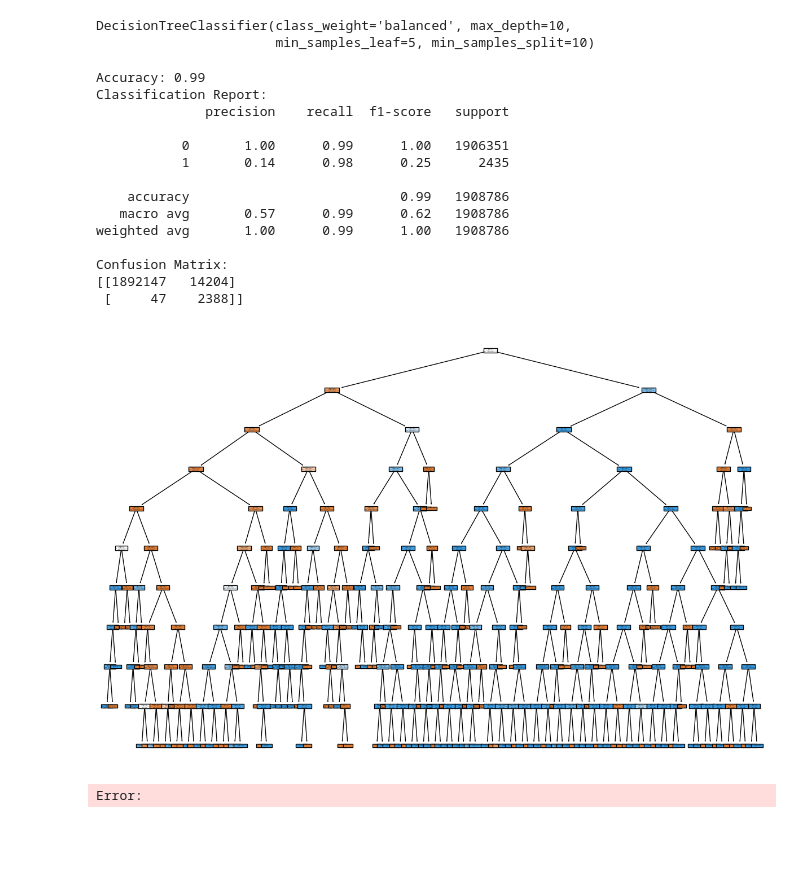
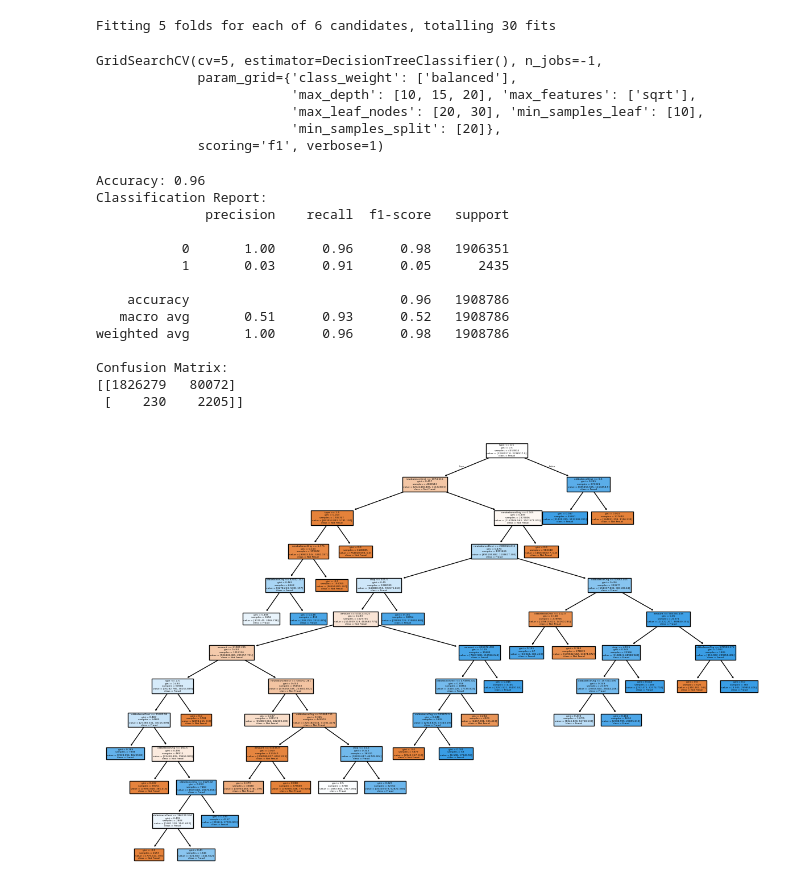
Before and after one commit to mjc136/DataScience, a Jupyter notebook: FraudDetector/FraudDetector.ipynb, the cells around one changed output. Drawn from its saved outputs; the diff is of its cells as text; code cells hidden in the pictures; blank space fills up the shorter version.

```diff
--- a/FraudDetector/FraudDetector.ipynb
+++ b/FraudDetector/FraudDetector.ipynb
@@ -80,16 +76,40 @@ y = df['isFraud']
 
 # Train/test split
 X_train, X_test, y_train, y_test = train_test_split(X, y, test_size=0.3, random_state=42)
-
-# Train the Decision Tree
-dtree = DecisionTreeClassifier(max_depth=10, min_samples_split=10, min_samples_leaf=5, class_weight='balanced')
-dtree.fit(X_train, y_train)
-# %% [output]
-DecisionTreeClassifier(class_weight='balanced', max_depth=10,
-                       min_samples_leaf=5, min_samples_split=10)
+# %%
+# this snippet is from chatgpt
+
+from sklearn.model_selection import GridSearchCV
+
+# Adjusted hyperparameters for Decision Tree to prevent overfitting
+dt_param_grid = {
+    'max_depth': [10, 15, 20],
+    'min_samples_split': [20],
+    'min_samples_leaf': [10],
+    'class_weight': ['balanced'],
+    'max_features': ['sqrt'],
+    'max_leaf_nodes': [20, 30],
+}
+
+# Instantiate the model
+dt_model = DecisionTreeClassifier()
+
+# Set up GridSearchCV with relevant parameters
+dt_best = GridSearchCV(dt_model, dt_param_grid, cv=5, scoring='f1', verbose=1, n_jobs=-1)
+
+# Fit the model to the training data
+dt_best.fit(X_train, y_train)
+# %% [output]
+Fitting 5 folds for each of 6 candidates, totalling 30 fits
+GridSearchCV(cv=5, estimator=DecisionTreeClassifier(), n_jobs=-1,
+             param_grid={'class_weight': ['balanced'],
+                         'max_depth': [10, 15, 20], 'max_features': ['sqrt'],
+                         'max_leaf_nodes': [20, 30], 'min_samples_leaf': [10],
+                         'min_samples_split': [20]},
+             scoring='f1', verbose=1)
 # %%
 # Make predictions
-y_pred = dtree.predict(X_test)
+y_pred = dt_best.predict(X_test)
 
 # Calculate accuracy
 accuracy = accuracy_score(y_test, y_pred)
@@ -103,24 +123,27 @@ print(classification_report(y_test, y_pred))
 print("Confusion Matrix:")
 print(confusion_matrix(y_test, y_pred))
 # %% [output]
-Accuracy: 0.99
+Accuracy: 0.96
 Classification Report:
               precision    recall  f1-score   support
 
-           0       1.00      0.99      1.00   1906351
-           1       0.14      0.98      0.25      2435
+           0       1.00      0.96      0.98   1906351
+           1       0.03      0.91      0.05      2435
 
-    accuracy                           0.99   1908786
-   macro avg       0.57      0.99      0.62   1908786
-weighted avg       1.00      0.99      1.00   1908786
+    accuracy                           0.96   1908786
+   macro avg       0.51      0.93      0.52   1908786
+weighted avg       1.00      0.96      0.98   1908786
 
 Confusion Matrix:
-[[1892147   14204]
- [     47    2388]]
+[[1826279   80072]
+ [    230    2205]]
 # %%
-plt.figure(figsize=(15, 10)) # make picture bigger
-plot_tree(dtree, feature_names=X.columns, class_names=['Not Fraud', 'Fraud'], filled=True)
+# Get the best decision tree model from GridSearchCV
+best_tree = dt_best.best_estimator_  # Extract the best decision tree model
+
+# Plot the tree
+plt.figure(figsize=(15, 10))  # Make the picture bigger
+plot_tree(best_tree, feature_names=X.columns, class_names=['Not Fraud', 'Fraud'], filled=True)
 plt.show()
 # %% [output]
-[figure, old version]
+[figure, new version]
-Error:
```
Also changed, not shown: parts of 1 cell of this notebook, 4 other files.
